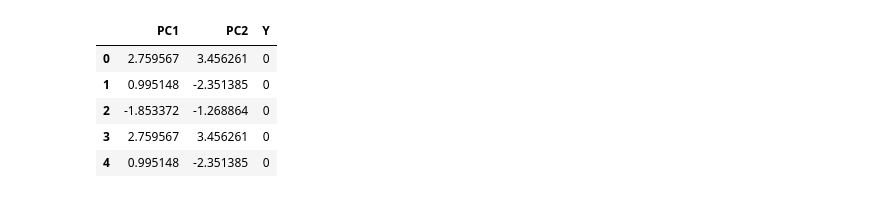
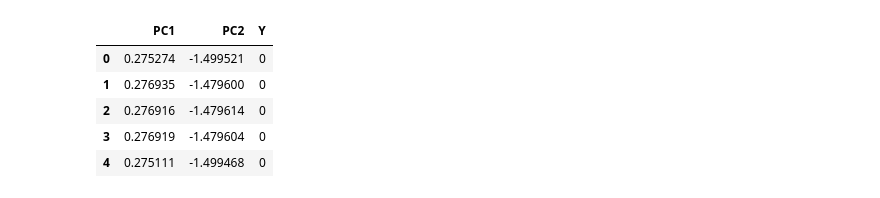
Before and after one commit to batuhanduyuler01/matrix_profile_ddos, a Jupyter notebook: pca_for_ddos.ipynb, the cells around one changed output. Saved outputs shown, nothing was run; the diff lists cells and outputs as text; code cells hidden in the pictures.

```diff
--- a/pca_for_ddos.ipynb
+++ b/pca_for_ddos.ipynb
@@ -105,0 +15,17 @@ y = df[["Label"]]
+# %%
+data_paths = {  'd_ntp'     : 'ntp_ddos_14_minutes.csv',
+                'd_udp'     : 'udp_ddos_2_minutes.csv',
+                'd_syn'     : 'syn_ddos_3_minutes.csv',
+                'd_ldap'    : 'ldap_ddos_9_minutes.csv',
+                'd_udp_lag' : 'udp_lag_ddos_7_minutes.csv',
+
+                'b_ntp'     : 'ntp_benign_30_minutes.csv',
+                'b_syn'     : 'syn_benign_1_minutes.csv',
+                'b_ldap'    : 'ldap_benign_5_minutes.csv',
+                'b_udp_lag' : 'udp_lag_benign_7_minutes.csv'}
+
+dataset_dict = {}
+# %%
+for data_name, path in data_paths.items():
+    data = upload_dataset_with_time(path)
+    dataset_dict[data_name] = data
@@ -105,0 +42,5 @@ y = df[["Label"]]
+# %%
+ntp_df = pd.concat([dataset_dict["b_ldap"], dataset_dict["b_ldap"] , dataset_dict["d_ntp"][:5*60],
+                    dataset_dict["b_udp_lag"],
+                    dataset_dict["d_syn"], dataset_dict["b_ntp"].iloc[:5*60, :]], axis=0).reset_index(drop=True)
+ntp_df = ntp_df.drop(['Flow Bytes/s', ' Flow Packets/s'], axis = 1)
@@ -106 +52,3 @@ y = df[["Label"]]
+# %%
+X = ntp_df.iloc[:,1:-1]
 # %%
@@ -147,14 +95,14 @@ print(np.sum(explained_variances), "\n", explained_variances)
 # %%
 projected_1 = X_scaled.dot(vectors.T[0])
 projected_2 = X_scaled.dot(vectors.T[1])
 res = pd.DataFrame(projected_1, columns=["PC1"])
 res["PC2"] = projected_2
-res["Y"] = y
+res["Y"] = ntp_df.Label.to_list()
 res.head()
 # %% [output]
 |  | PC1 | PC2 | Y |
-| 0 | 2.759567 | 3.456261 | 0 |
-| 1 | 0.995148 | -2.351385 | 0 |
-| 2 | -1.853372 | -1.268864 | 0 |
-| 3 | 2.759567 | 3.456261 | 0 |
-| 4 | 0.995148 | -2.351385 | 0 |
+| 0 | 0.275274 | -1.499521 | 0 |
+| 1 | 0.276935 | -1.479600 | 0 |
+| 2 | 0.276916 | -1.479614 | 0 |
+| 3 | 0.276919 | -1.479604 | 0 |
+| 4 | 0.275111 | -1.499468 | 0 |
```
Also changed, not shown: parts of 34 cells of this notebook, 3 other files.
